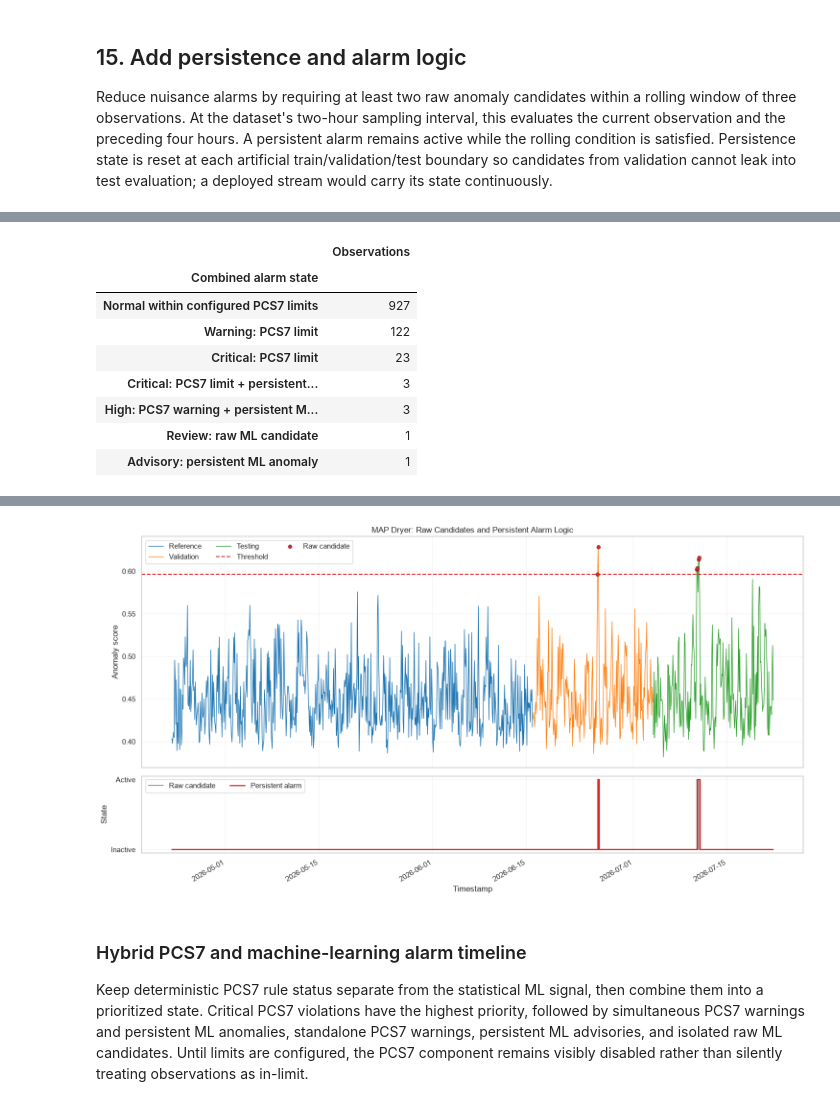
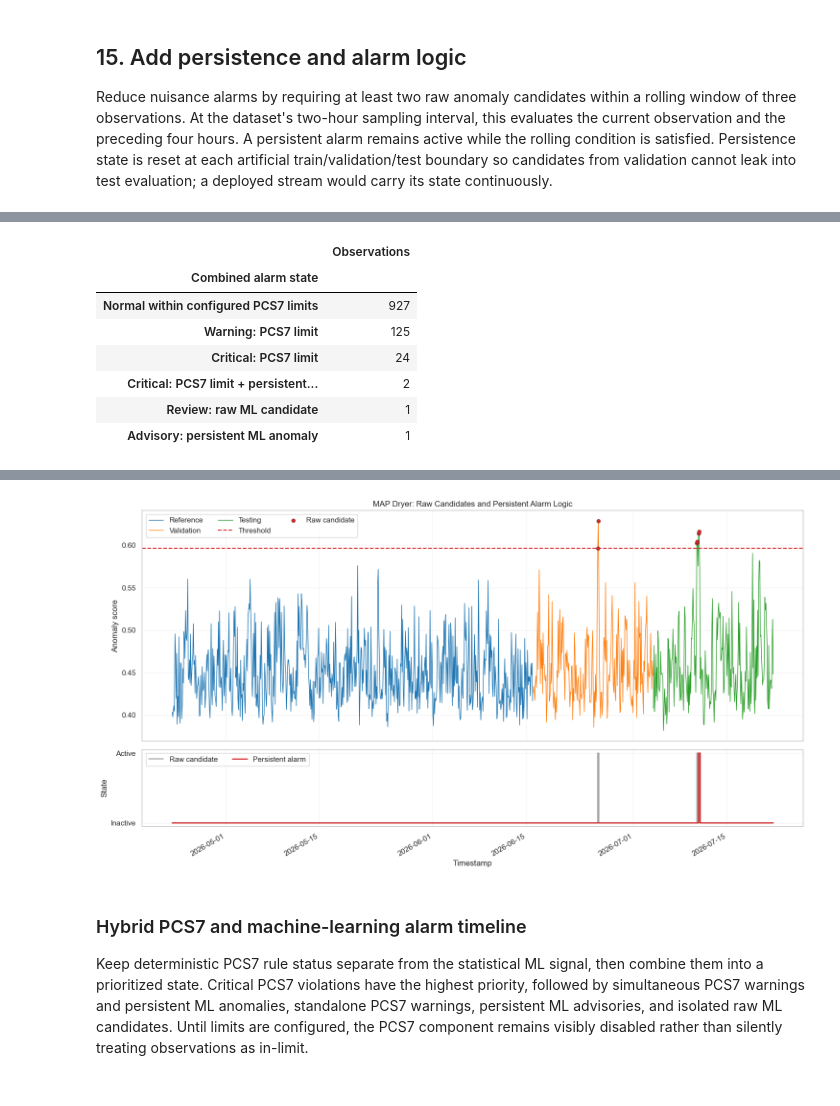
Before and after one commit to karimchaal911-web/PROJECTS, a Jupyter notebook: MAP-Dryer-AI/notebooks/04_Model2_AnomalyDetection&Diagnosis.ipynb, the cells around one changed output, grey strips where cells are left out. Cells and saved outputs as stored; diff of their text form; code cells hidden in the pictures.

Commit message:
Update MAP Dryer AI project

```diff
--- a/MAP-Dryer-AI/notebooks/04_Model2_AnomalyDetection&Diagnosis.ipynb
+++ b/MAP-Dryer-AI/notebooks/04_Model2_AnomalyDetection&Diagnosis.ipynb
@@ -131,13 +137,17 @@ Read the processed feature table created in Notebook 02 and parse its temporal c
 # %%
 DATA_PATH = PROJECT_ROOT / "data" / "processed" / "dryerMAP_prototype_processed_2.csv"
 
-dryerMAP_model = pd.read_csv(
-    DATA_PATH,
-    parse_dates=["date", "timestamp"]
-)
+# Read the processed table and normalize column names (convert unicode subscripts
+# to ascii digits) so notebooks can reference feature names consistently.
+raw_df = pd.read_csv(DATA_PATH, parse_dates=["date", "timestamp"], encoding='utf-8-sig')
+from data.data_cleaning import clean_column_names
+raw_df.columns = clean_column_names(raw_df.columns)
+
+dryerMAP_model = raw_df
 
 dryerMAP_model["time"] = dryerMAP_model["time"].astype(str)
 
+# Show a preview and schema
 display(dryerMAP_model.head())
 dryerMAP_model.info()
 # %% [output]
@@ -224,7 +234,7 @@ EXCLUDED_COLUMNS = {
     "date": "Administrative calendar field; not a process-state measurement.",
     "time": "Administrative clock field; not a process-state measurement.",
     "timestamp": "Retained separately for ordering and reporting only.",
-    "final_moisture_h₂o": (
+    "final_moisture_h2o": (
         "Prediction target; excluded from unsupervised detector inputs."
     ),
 }
@@ -1085,8 +1269,8 @@ plt.show()
 
 Reduce nuisance alarms by requiring at least two raw anomaly candidates within a rolling window of three observations. At the dataset's two-hour sampling interval, this evaluates the current observation and the preceding four hours. A persistent alarm remains active while the rolling condition is satisfied. Persistence state is reset at each artificial train/validation/test boundary so candidates from validation cannot leak into test evaluation; a deployed stream would carry its state continuously.
 # %%
-PERSISTENCE_WINDOW_OBSERVATIONS = 3
-MINIMUM_CANDIDATES_IN_WINDOW = 2
+PERSISTENCE_WINDOW_OBSERVATIONS = 5
+MINIMUM_CANDIDATES_IN_WINDOW = 3
 
 observed_intervals = (
     anomaly_score_results["timestamp"].sort_values().diff().dropna()
@@ -1229,9 +1412,8 @@ plt.show()
 |  | Observations |
 | Combined alarm state |  |
 | Normal within configured PCS7 limits | 927 |
-| Warning: PCS7 limit | 122 |
-| Critical: PCS7 limit | 23 |
-| Critical: PCS7 limit + persistent... | 3 |
-| High: PCS7 warning + persistent M... | 3 |
+| Warning: PCS7 limit | 125 |
+| Critical: PCS7 limit | 24 |
+| Critical: PCS7 limit + persistent... | 2 |
 | Review: raw ML candidate | 1 |
 | Advisory: persistent ML anomaly | 1 |
@@ -1239,4 +1421,4 @@ Persistence rule: 2 of 3 observations; sample interval = 0 days 02:00:00.
-[figure, old version]
+[figure, new version]
 # %% [markdown]
 ### Hybrid PCS7 and machine-learning alarm timeline
 
```
Also changed, not shown: parts of 24 cells of this notebook, 43 other files.
